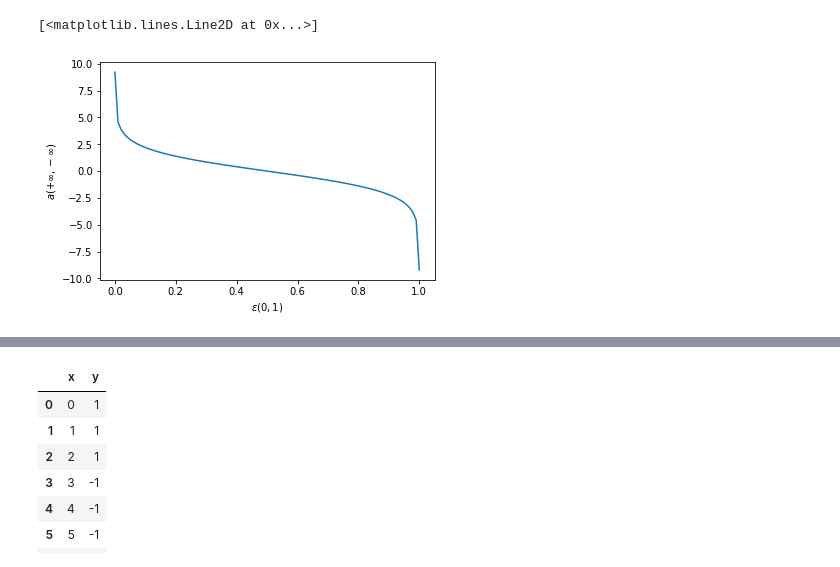
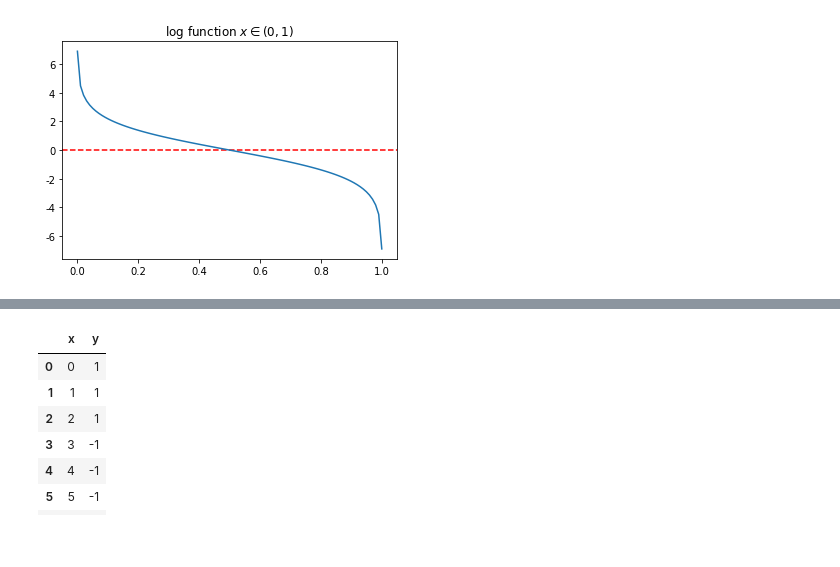
Before and after one commit to szlevinli/studyAI, a Jupyter notebook: notebook/AdaBoost.ipynb, the cells around one changed output, grey strips where cells are left out. Saved outputs shown, nothing was run; the diff lists cells and outputs as text; code cells hidden in the pictures; blank space fills up the shorter version.

```diff
--- a/notebook/AdaBoost.ipynb
+++ b/notebook/AdaBoost.ipynb
@@ -30,11 +49,12 @@ import numpy as np
 import matplotlib.pyplot as plt
 import pandas as pd
 # %%
-x = np.linspace(0.0001, 0.9999, 100)
+x = np.linspace(0.001, 0.999, 100)
 y = np.log((1-x)/x)
-plt.xlabel('$\epsilon (0, 1)$')
-plt.ylabel('$a (+\infty, -\infty)$')
+plt.title(r'log function $x \in (0, 1)$')
+plt.axhline(0, c='r', ls='--')
 plt.plot(x, y)
+plt.show()
+# plt.savefig('../pic/AdaBoost_log.png')
 # %% [output]
-[<matplotlib.lines.Line2D at 0x...>]
-[figure, old version]
+[figure, new version]
```
Also changed, not shown: parts of 3 cells of this notebook, 3 other files.
